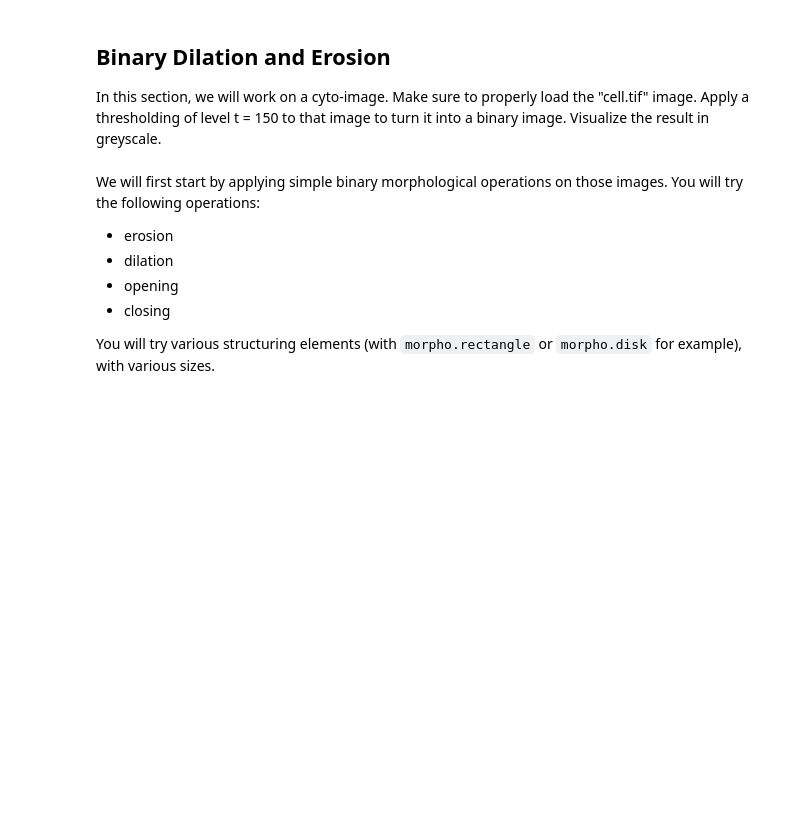
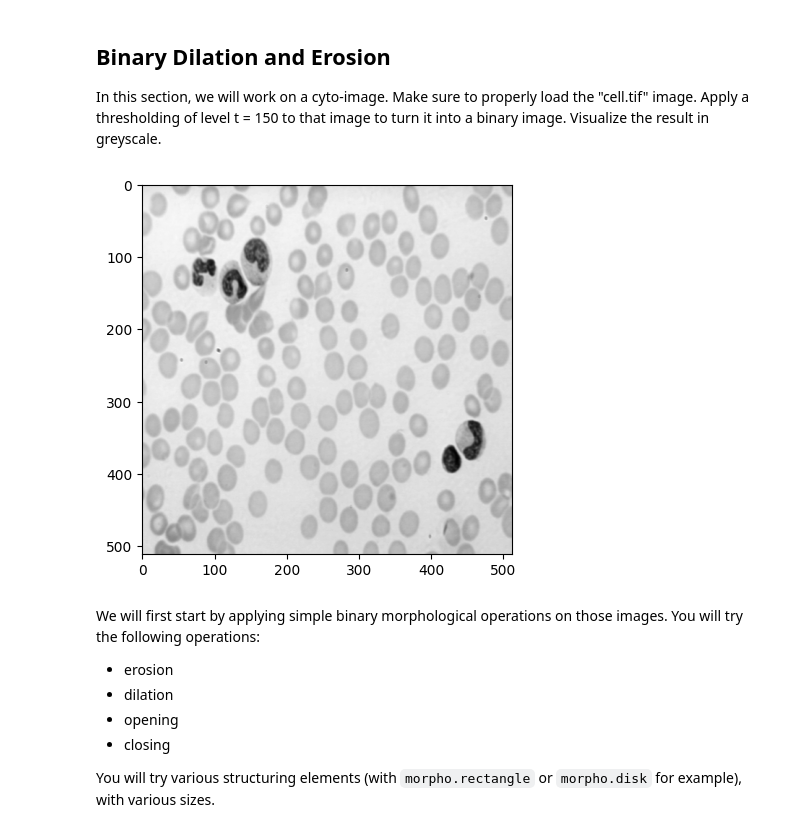
Before and after one commit to Mert-Emrem/SSEO-MRO, a Jupyter notebook: pw3_nonlinearfiltering_student.ipynb, the cells around one changed output. Saved outputs shown, nothing was run; the diff lists cells and outputs as text; code cells hidden in the pictures; blank space fills up the shorter version.

```diff
--- a/pw3_nonlinearfiltering_student.ipynb
+++ b/pw3_nonlinearfiltering_student.ipynb
@@ -58,10 +63,21 @@ In this section, we will work on a cyto-image. Make sure to properly load the "c
 # %%
 #load the cell image in grayscale and display it
 img = plt.imread("imagesTP2/cell.tif")
-img = ...
+
+# Use cytripe function:
+img = plt.imread("imagesTP2/cell.tif").astype(np.uint8)
+# threshold t = 150
+img_bin = img.copy()
+img_bin[img_bin < 150] = 0
+img_bin[img_bin >= 150] = 1
+
+
+
 #display
 plt.imshow(img, cmap = "gray")
 plt.show()
+# %% [output]
+[figure, added]
 # %% [markdown]
 We will first start by applying simple binary morphological operations on those images. You will try the following operations:
 - erosion
```
Also changed, not shown: parts of 2 cells of this notebook.
